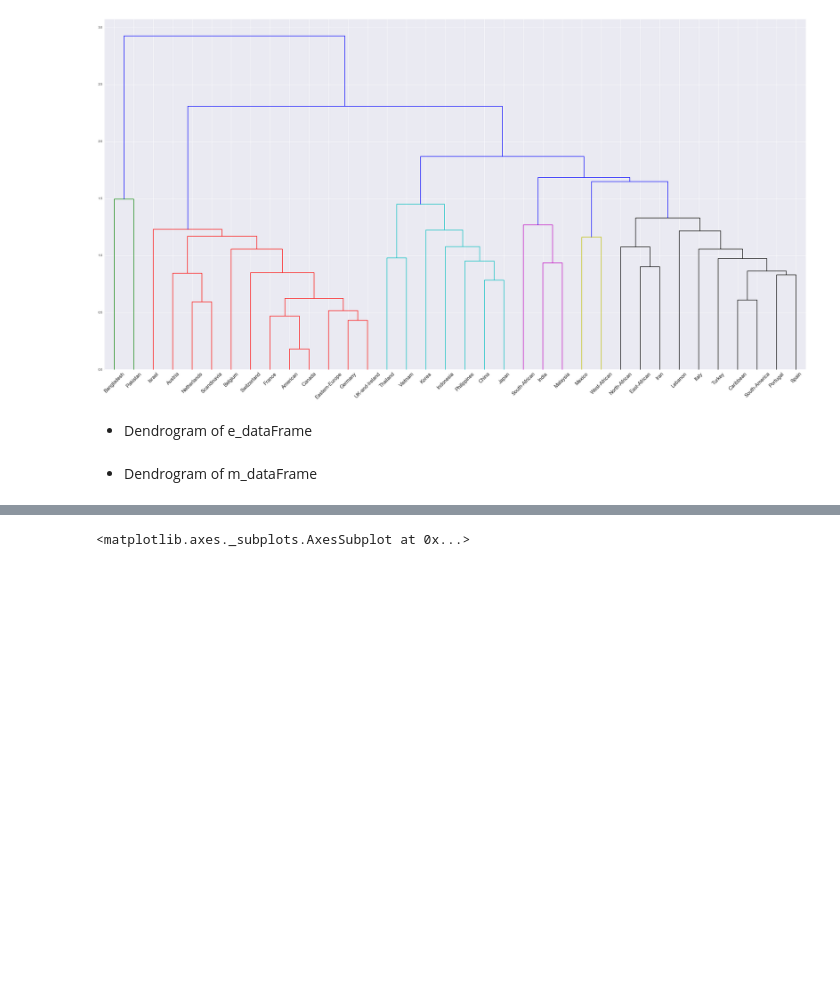
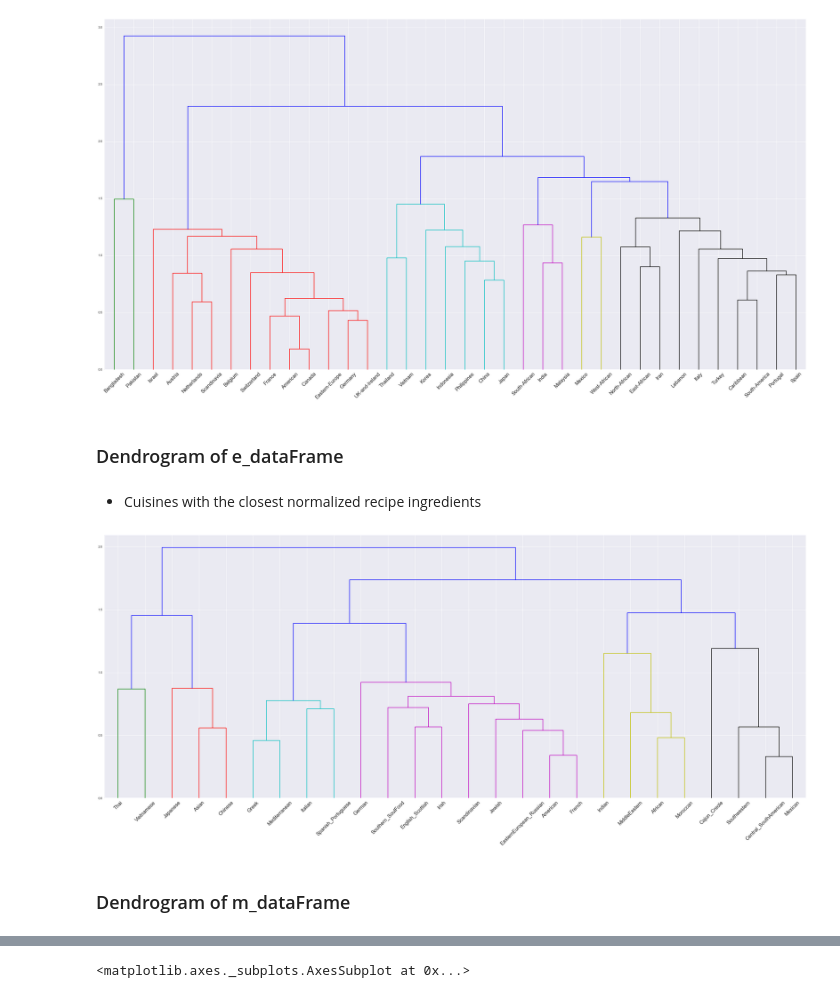
Before and after one commit to ctran25/spring-2015-homeworks, a Jupyter notebook: submissions/Homework-4/4.Food-recipes.ipynb, the cells around one changed output, grey strips where cells are left out. Cells and saved outputs as stored; diff of their text form; code cells hidden in the pictures; blank space fills up the shorter version.

```diff
--- a/submissions/Homework-4/4.Food-recipes.ipynb
+++ b/submissions/Homework-4/4.Food-recipes.ipynb
@@ -163,5 +191,5 @@ print Z.shape
 # %% [markdown]
 * Clustering of e_dataFrame = epic_recipes
 # %%
-# Z2 = hr.linkage(e_dataFrame, method='complete', metric='euclidean')
-# print Z2.shape
+Z2 = hr.linkage(e_dataFrame, method='complete', metric='euclidean')
+print Z2.shape
@@ -182,11 +219,15 @@ fig.show()
 # %% [output]
 [figure]
 # %% [markdown]
-* Dendrogram of e_dataFrame
+### Dendrogram of e_dataFrame
+# %% [markdown]
+* Cuisines with the closest normalized recipe ingredients
 # %%
-# distanceMatrix2 = pdist(e_dataFrame,'euclidean')
-# fig2 = plt.figure(figsize=(40,15))
-# T2 = hr.dendrogram(Z2,color_threshold=1.2, leaf_font_size=16, labels = e_labels)
-# # fig2.show()
+distanceMatrix2 = pdist(e_dataFrame,'euclidean')
+fig2 = plt.figure(figsize=(40,15))
+T2 = hr.dendrogram(Z2,color_threshold=1.2, leaf_font_size=16, labels = e_labels)
+fig2.show()
+# %% [output]
+[figure, added]
 # %% [markdown]
-* Dendrogram of m_dataFrame
+### Dendrogram of m_dataFrame
```
Also changed, not shown: parts of 23 cells of this notebook.
